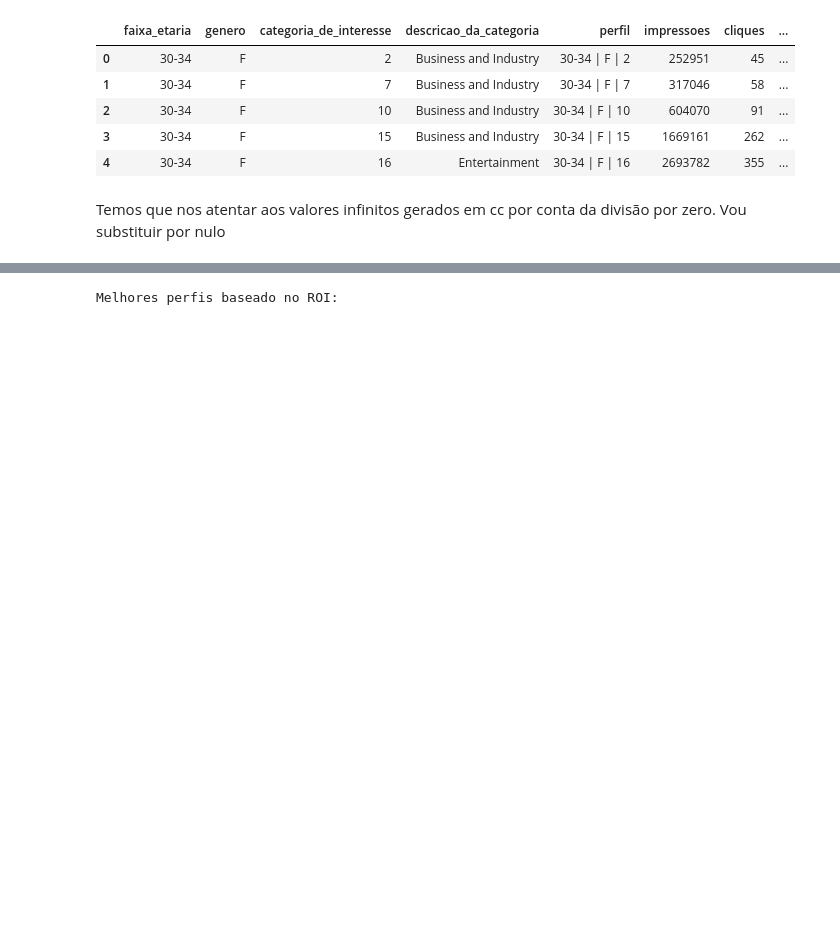
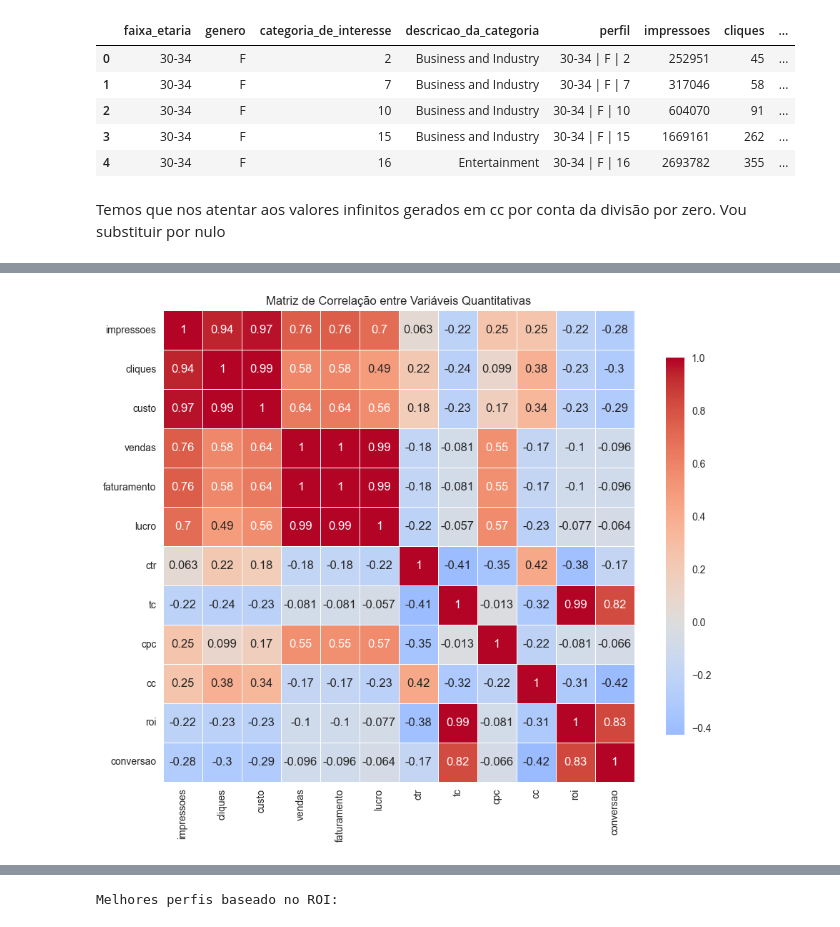
Before and after one commit to ThiagoZulian/otimizacao_de_ads_startup, a Jupyter notebook: notebooks/02 - data_exploration.ipynb, the cells around one changed output, grey strips where cells are left out. Cells and saved outputs as stored; diff of their text form; code cells hidden in the pictures; blank space fills up the shorter version.

```diff
--- a/notebooks/02 - data_exploration.ipynb
+++ b/notebooks/02 - data_exploration.ipynb
@@ -279,10 +269,11 @@ display(medidas_resumo.round(2))
 # %%
 # Matriz de correlação
-correlacao = df_campanha[colunas_quantitativas].corr()
+correlacao = df[colunas_quantitativas].corr()
 
-plt.figure(figsize=(12, 10))
+plt.figure(figsize=(10, 8))
 sns.heatmap(correlacao, annot=True, cmap="coolwarm", center=0,
             square=True, linewidths=0.5, cbar_kws={"shrink": .8})
 plt.title("Matriz de Correlação entre Variáveis Quantitativas")
 plt.tight_layout()
 plt.show()
+# %% [output]
@@ -289 +281,2 @@ plt.show()
+[figure, added]
 # %%
```
Also changed, not shown: parts of 30 cells of this notebook, 1 other file.
